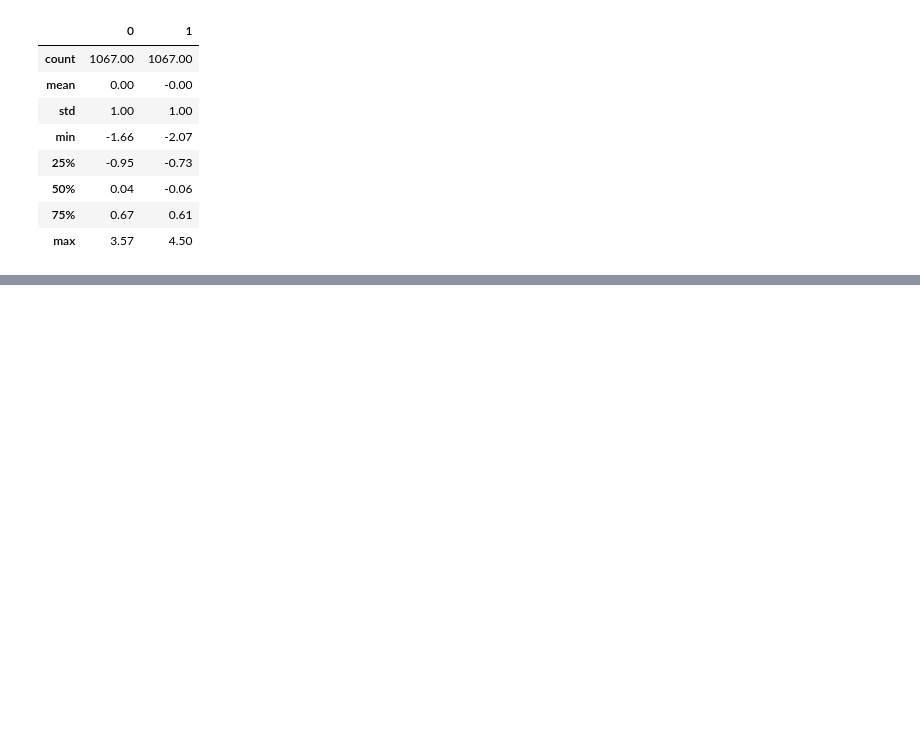
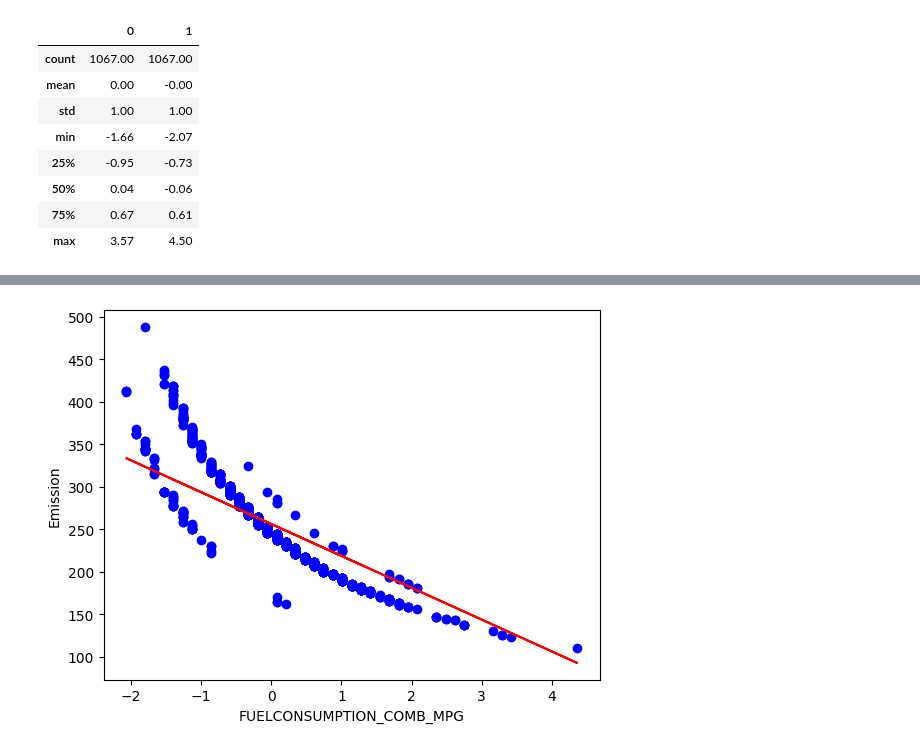
Before and after one commit to Uttam1611/ml-learning-journey, a Jupyter notebook: linear-rgression/Linear-regression.ipynb, the cells around one changed output, grey strips where cells are left out. Cells and saved outputs as stored; diff of their text form; code cells hidden in the pictures; blank space fills up the shorter version.

```diff
--- a/linear-rgression/Linear-regression.ipynb
+++ b/linear-rgression/Linear-regression.ipynb
@@ -201,0 +266,8 @@ pd.DataFrame(X_std).describe().round(2)
+# %%
+plt.scatter(X_train[:,1], Y_train,  color='blue')
+plt.plot(X_train[:,1], coef_[0,1] * X_train[:,1] + intercept_[0], '-r')
+plt.xlabel("FUELCONSUMPTION_COMB_MPG")
+plt.ylabel("Emission")
+plt.show()
+# %% [output]
+[figure, added]
```
Also changed, not shown: parts of 6 cells of this notebook.
